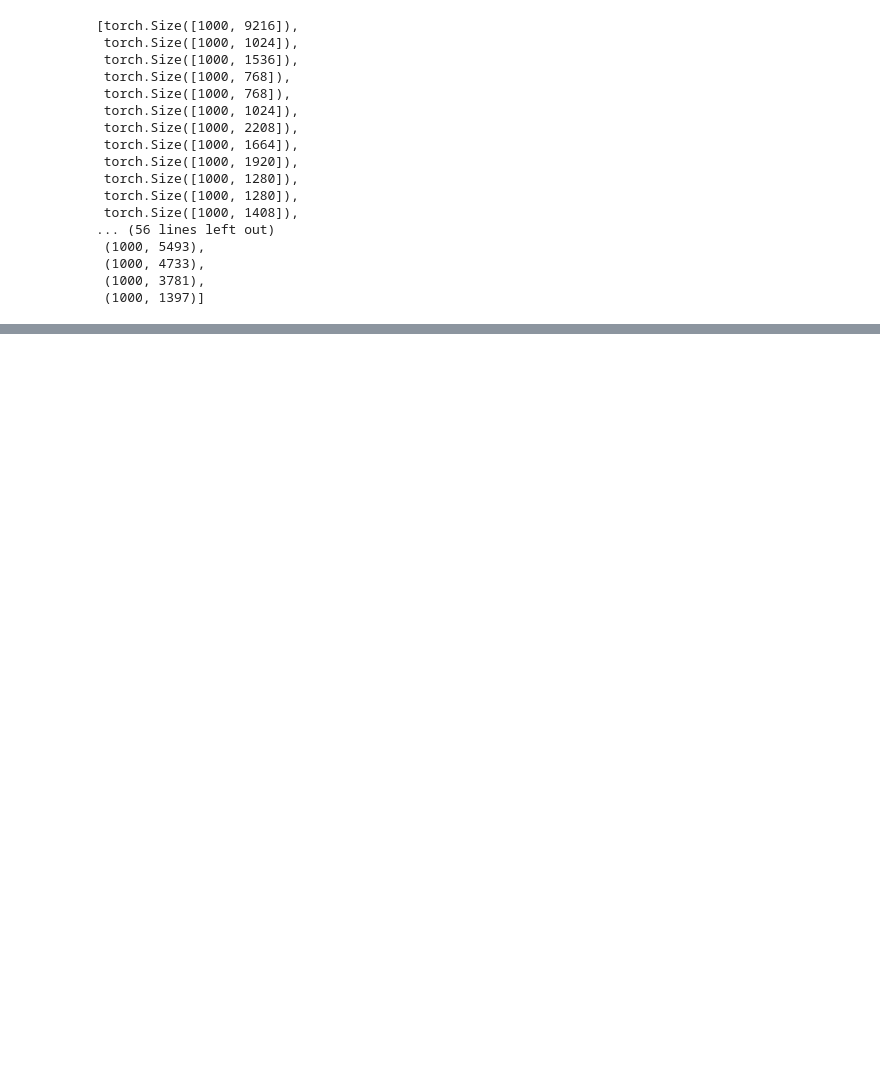
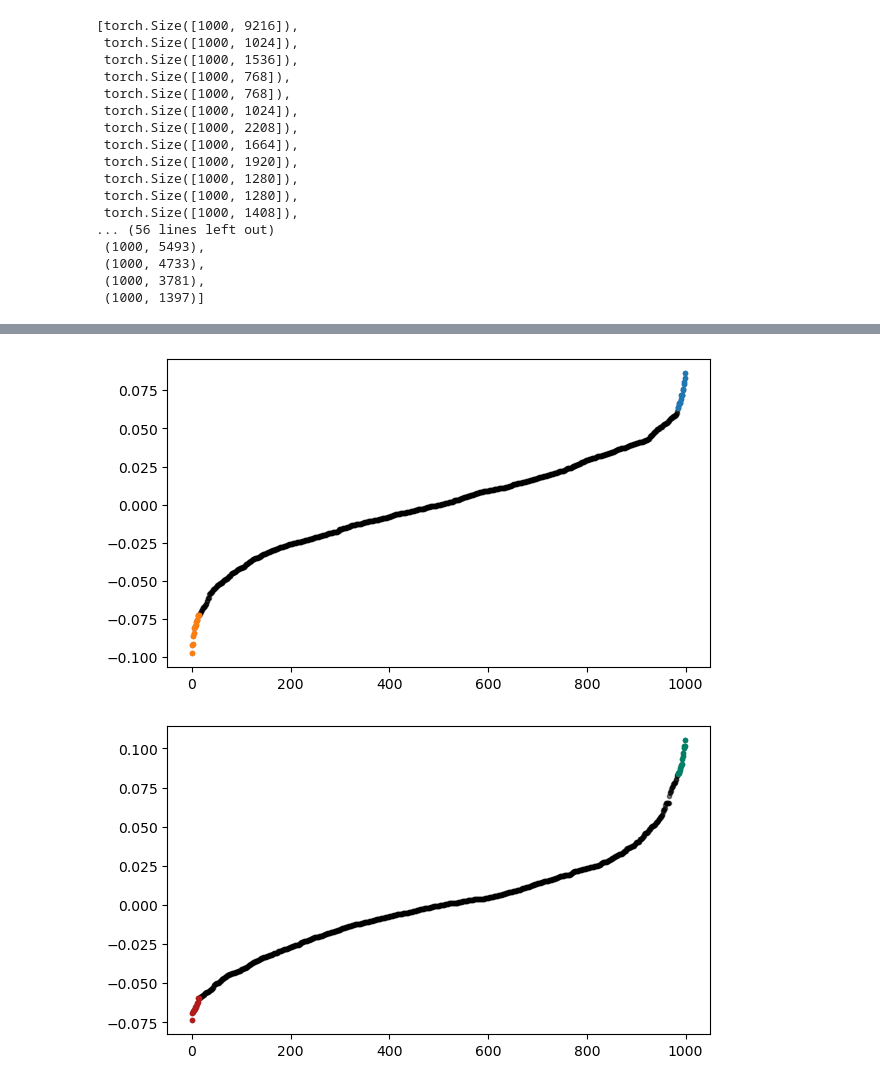
Before and after one commit to SarahHarvey/decoding-similarity, a Jupyter notebook: max_and_min_metrics.ipynb, the cells around one changed output, grey strips where cells are left out. Cells and saved outputs as stored; diff of their text form; code cells hidden in the pictures; blank space fills up the shorter version.

```diff
--- a/max_and_min_metrics.ipynb
+++ b/max_and_min_metrics.ipynb
@@ -444,3 +504,47 @@ plt.plot(np.sort(vecs[:,zind]),'.')
+# %%
+sortedz_dist = np.sort(vecs[:,zind]),
+# %%
+sortedz_sim = np.sort(vecs[:,zind]),
+# %%
+
+# Create the heatmap
+
+# sortedz = np.sort(vecs[:,zind]),
+
+ndots = 16
+
+fig, ax = plt.subplots(figsize= (7,4))
+
+ax.plot(np.arange(0,1000),sortedz_sim[0],'.', color=[0,0,0],alpha=0.5)
+
+ax.plot(np.arange(1000-ndots,1000), sortedz_sim[0][-ndots:],'.')
+ax.plot(np.arange(0,ndots), sortedz_sim[0][0:ndots],'.')
+
+plt.savefig('dominant_eigenvector_'+ model_names[ind1] + '_' + model_names[ind2] + '_' + 'similarity.pdf',bbox_inches='tight')
+
+
+fig, ax = plt.subplots(figsize= (7,4))
+
+
+ax.plot(np.arange(0,1000),sortedz_dist[0],'.', color=[0,0,0],alpha=0.5)
+
+ax.plot(np.arange(0,ndots), sortedz_dist[0][0:ndots],'.',color=[0.7, 0.1, 0.1])
+ax.plot(np.arange(1000-ndots,1000), sortedz_dist[0][-ndots:],'.',color=[0, 0.5, 0.4])
+
+
+plt.savefig('dominant_eigenvector_'+ model_names[ind1] + '_' + model_names[ind2] + '_' + 'distance.pdf',bbox_inches='tight')
+
+
+# Add title
+# ax.set_title("")
+
+# plt.savefig('dominant_eigenvector_'+ model_names[ind1] + '_' + model_names[ind2] + '_' + 'both.pdf',bbox_inches='tight')
+
+# Display the plot
+plt.show()
+# %% [output]
+[figure, added]
+[figure, added]
 # %%
 import matplotlib.pyplot as plt
 
```
Also changed, not shown: parts of 11 cells of this notebook, 2 other files.
